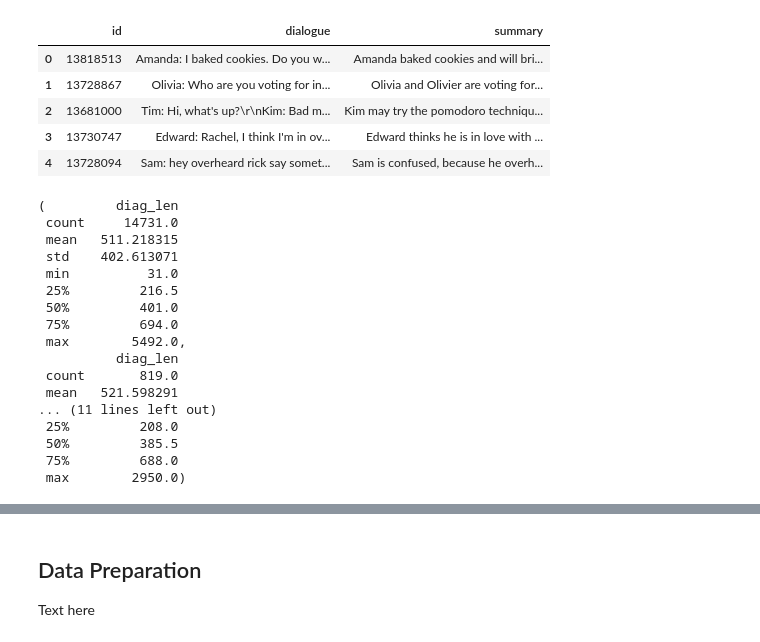
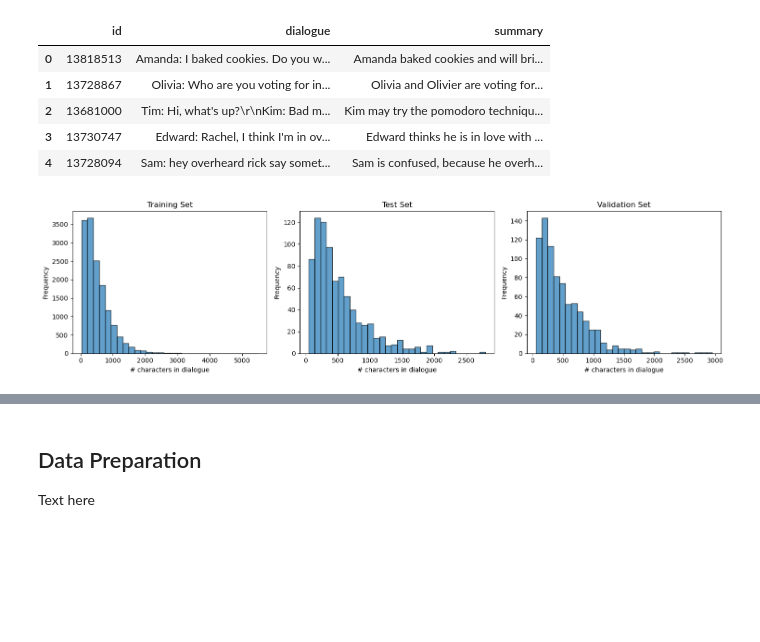
Before and after one commit to marhas109/MH_DS_Capstone_Project_3, a Jupyter notebook: MH_DS_Capstone_Project3.ipynb, the cells around one changed output, grey strips where cells are left out. Saved outputs shown, nothing was run; the diff lists cells and outputs as text; code cells hidden in the pictures; blank space fills up the shorter version.

```diff
--- a/MH_DS_Capstone_Project3.ipynb
+++ b/MH_DS_Capstone_Project3.ipynb
@@ -59,6 +67,11 @@ df_samsum_train.head()
 | 3 | 13730747 | Edward: Rachel, I think I'm in ov... | Edward thinks he is in love with ... |
 | 4 | 13728094 | Sam: hey overheard rick say somet... | Sam is confused, because he overh... |
 # %%
+# removing rows with missing data
+df_samsum_train = df_samsum_train.dropna()
+df_samsum_test = df_samsum_test.dropna()
+df_samsum_val = df_samsum_val.dropna()
+
 # converting all data into strings
 df_samsum_train['id'] = df_samsum_train['id'].astype('string')
 df_samsum_train['dialogue'] = df_samsum_train['dialogue'].astype('string')
@@ -70,27 +83,48 @@ df_samsum_val['id'] = df_samsum_val['id'].astype('string')
 df_samsum_val['dialogue'] = df_samsum_val['dialogue'].astype('string')
 df_samsum_val['summary'] = df_samsum_val['summary'].astype('string')
 
+# creating duplicate dfs for exploration and visualization
+df_train_copy = df_samsum_train.copy()
+df_test_copy = df_samsum_test.copy()
+df_val_copy = df_samsum_val.copy()
+
 # adding a column to show length of strings in dialogue
-df_samsum_train['diag_len'] = df_samsum_train['dialogue'].str.len()
-df_samsum_test['diag_len'] = df_samsum_test['dialogue'].str.len()
-df_samsum_val['diag_len'] = df_samsum_val['dialogue'].str.len()
+df_train_copy['diag_len'] = df_train_copy['dialogue'].str.len()
+df_test_copy['diag_len'] = df_test_copy['dialogue'].str.len()
+df_val_copy['diag_len'] = df_val_copy['dialogue'].str.len()
 
-df_samsum_train.describe(), df_samsum_test.describe(), df_samsum_val.describe()
+# adding a column to show length of strings in summary
+df_train_copy['sum_len'] = df_train_copy['summary'].str.len()
+df_test_copy['sum_len'] = df_test_copy['summary'].str.len()
+df_val_copy['sum_len'] = df_val_copy['summary'].str.len()
+
+# adding a column to show ratio of summary length to dialog length
+df_train_copy['sum2diag'] = df_train_copy['sum_len'] / df_train_copy['diag_len']
+df_test_copy['sum2diag'] = df_test_copy['sum_len'] / df_test_copy['diag_len']
+df_val_copy['sum2diag'] = df_val_copy['sum_len'] / df_val_copy['diag_len']
-# %% [output]
-(         diag_len
- count     14731.0
- mean   511.218315
- std    402.613071
- min          31.0
- 25%         216.5
- 50%         401.0
- 75%         694.0
- max        5492.0,
-          diag_len
- count       819.0
- mean   521.598291
-... (11 lines left out)
- 25%         208.0
- 50%         385.5
- 75%         688.0
- max        2950.0)
+# %%
+# figure with 3 side by side subplots
+fig, axes = plt.subplots(1, 3, figsize=(15, 4))
+
+# histogram of dialog length for training data
+axes[0].hist(df_train_copy['diag_len'], bins=30, edgecolor='black', alpha=0.7)
+axes[0].set_title('Training Set')
+axes[0].set_xlabel('# characters in dialogue')
+axes[0].set_ylabel('Frequency')
+
+# histogram of dialog length for test data
+axes[1].hist(df_test_copy['diag_len'], bins=30, edgecolor='black', alpha=0.7)
+axes[1].set_title('Test Set')
+axes[1].set_xlabel('# characters in dialogue')
+axes[1].set_ylabel('Frequency')
+
+# histogram of dialog length for validation data
+axes[2].hist(df_val_copy['diag_len'], bins=30, edgecolor='black', alpha=0.7)
+axes[2].set_title('Validation Set')
+axes[2].set_xlabel('# characters in dialogue')
+axes[2].set_ylabel('Frequency')
+
+plt.tight_layout()
+plt.show()
+# %% [output]
+[figure, added]
```
Also changed, not shown: parts of 16 cells of this notebook.
